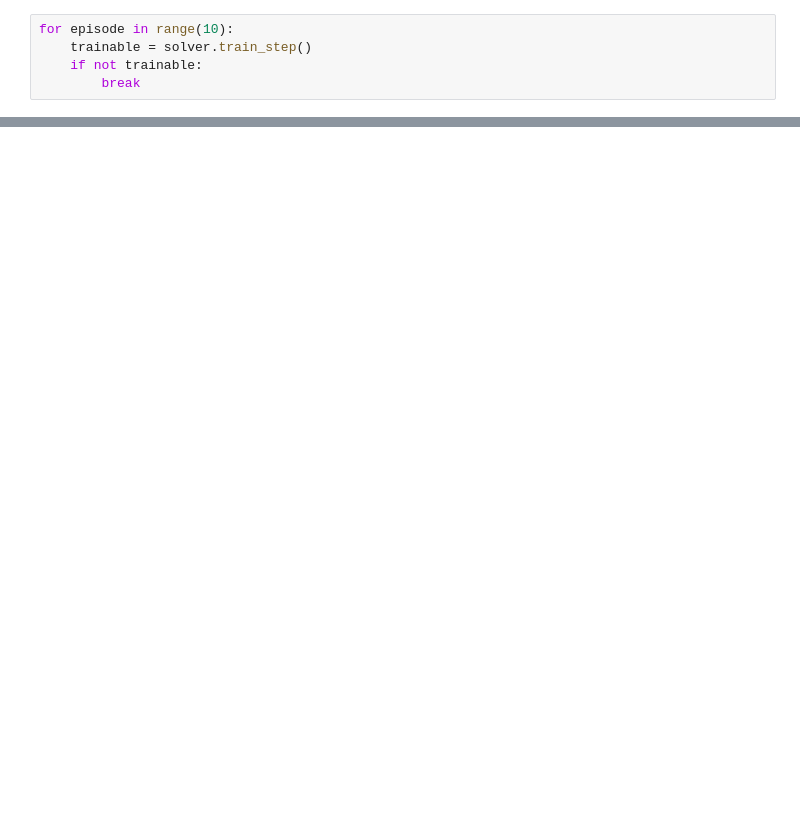
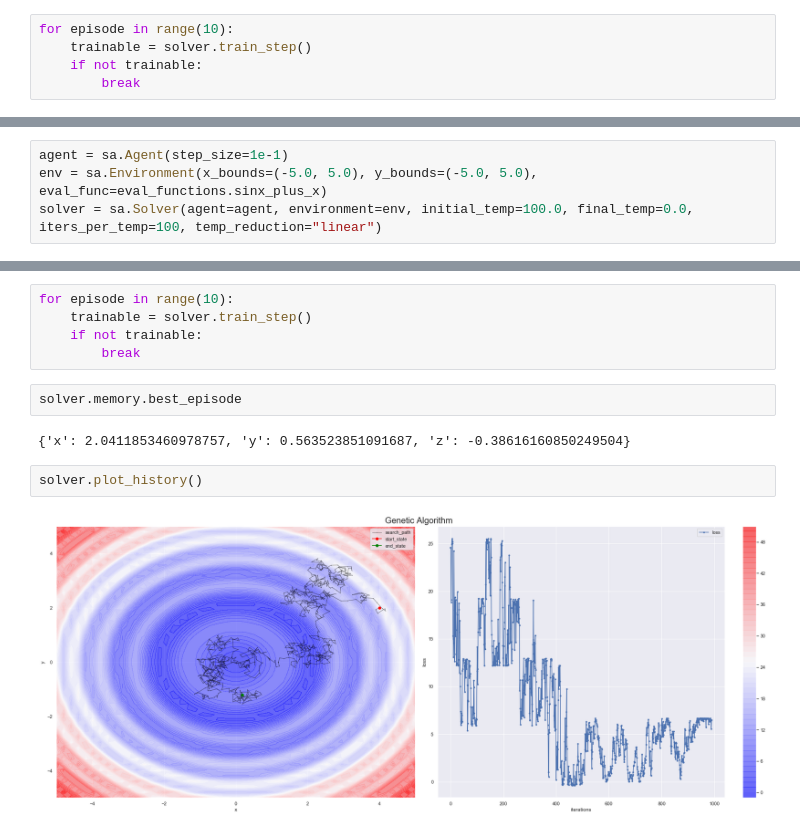
Before and after one commit to satyajitghana/ProjektFrancium, a Jupyter notebook: notebooks/SimulatedAnnealing.ipynb, the cells around one changed output, grey strips where cells are left out. Saved outputs shown, nothing was run; the diff lists cells and outputs as text; blank space fills up the shorter version.

```diff
--- a/notebooks/SimulatedAnnealing.ipynb
+++ b/notebooks/SimulatedAnnealing.ipynb
@@ -34,0 +42,4 @@ env.plot_environment()
+# %%
+agent = sa.Agent(step_size=1e-1)
+env = sa.Environment(x_bounds=(-5.0, 5.0), y_bounds=(-5.0, 5.0), eval_func=eval_functions.sinx_plus_x)
+solver = sa.Solver(agent=agent, environment=env, initial_temp=100.0, final_temp=0.0, iters_per_temp=100, temp_reduction="linear")
@@ -34,0 +56,13 @@ env.plot_environment()
+# %%
+for episode in range(10):
+    trainable = solver.train_step()
+    if not trainable:
+        break
+# %%
+solver.memory.best_episode
+# %% [output]
+{'x': 2.0411853460978757, 'y': 0.563523851091687, 'z': -0.38616160850249504}
+# %%
+solver.plot_history()
+# %% [output]
+[figure, added]
```
Also changed, not shown: parts of 11 cells of this notebook, 7 other files.
